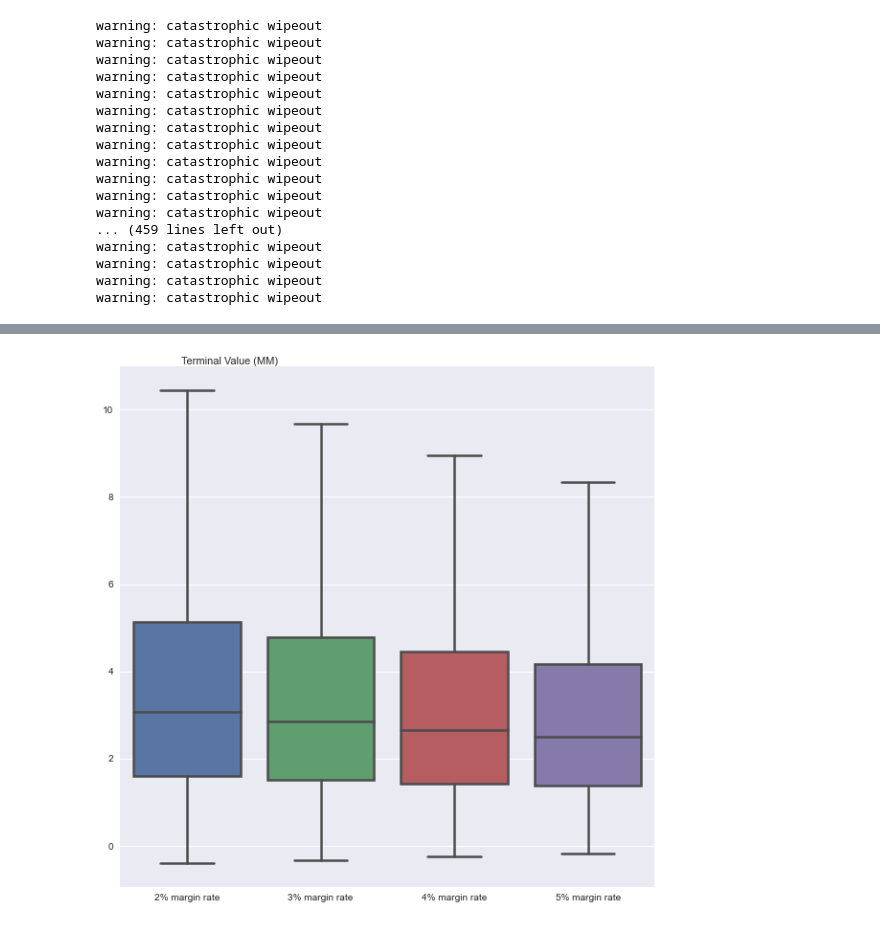
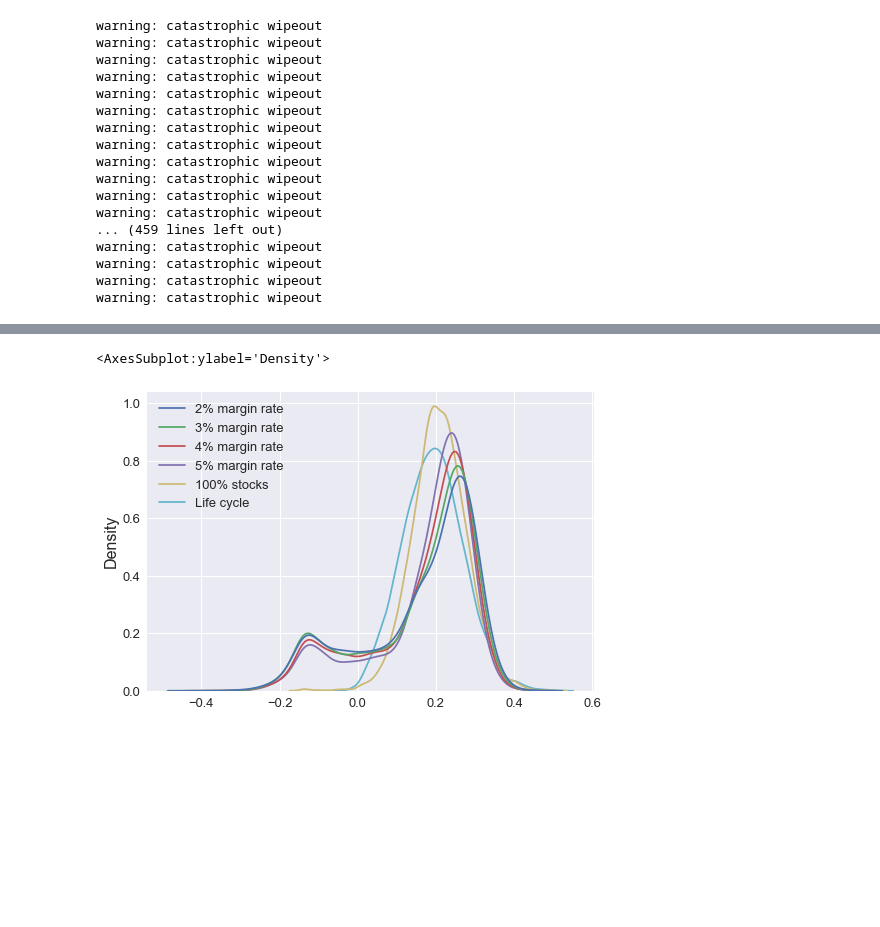
Before and after one commit to neriksen/applied_finance, a Jupyter notebook: robustness_debt.ipynb, the cells around one changed output, grey strips where cells are left out. Drawn from its saved outputs; the diff is of its cells as text; code cells hidden in the pictures; blank space fills up the shorter version.

```diff
--- a/robustness_debt.ipynb
+++ b/robustness_debt.ipynb
@@ -53,0 +109,5 @@ warning: catastrophic wipeout
+# %%
+sharpe2 = sharpe.calculate_sharpe(ports2)
+sharpe3 = sharpe.calculate_sharpe(ports3)
+sharpe4 = sharpe.calculate_sharpe(ports4)
+sharpe5 = sharpe.calculate_sharpe(ports5)
@@ -54,18 +129,13 @@ warning: catastrophic wipeout
 # %%
-data=ports2.loc[:, ["dual_phase"]]
+data=sharpe2.loc[:, ["Dual phase"]]
 data.columns=['2% margin rate']
-data["3% margin rate"]=ports3["dual_phase"]
-data["4% margin rate"]=ports4["dual_phase"]
-data["5% margin rate"]=ports5["dual_phase"]
+data["3% margin rate"]=sharpe3["Dual phase"]
+data["4% margin rate"]=sharpe4["Dual phase"]
+data["5% margin rate"]=sharpe5["Dual phase"]
+data["100% stocks"]=sharpe5["100% stocks"]
+data["Life cycle"]=sharpe5["Life cycle"]
+
+sns.kdeplot(data = data)
+# %% [output]
+<AxesSubplot:ylabel='Density'>
+[figure, added]
-# %%
-x = data.loc[(slice(None), '2070-01-01'),:]
-x = pd.melt(x)
-x['value'] = x['value'].div(1000000) #Convert into millions
-f, ax = plt.subplots(figsize=(10,10))
-ax = sns.boxplot(x='variable',y='value',data=x,showfliers = False,linewidth=2.5)
-ax.set_ylabel("Terminal Value (MM)", loc='top', rotation=0, labelpad=-183)
-plt.xlabel("")
-plt.ticklabel_format(style='plain', axis='y',useOffset=True)
-plt.savefig("Robustness/boxplot_higher_margin_rate.png", bbox_inches = 'tight', pad_inches = 0.1)
-# %% [output]
-[figure, removed]
```
Also changed, not shown: parts of 11 cells of this notebook, 2 other files.
